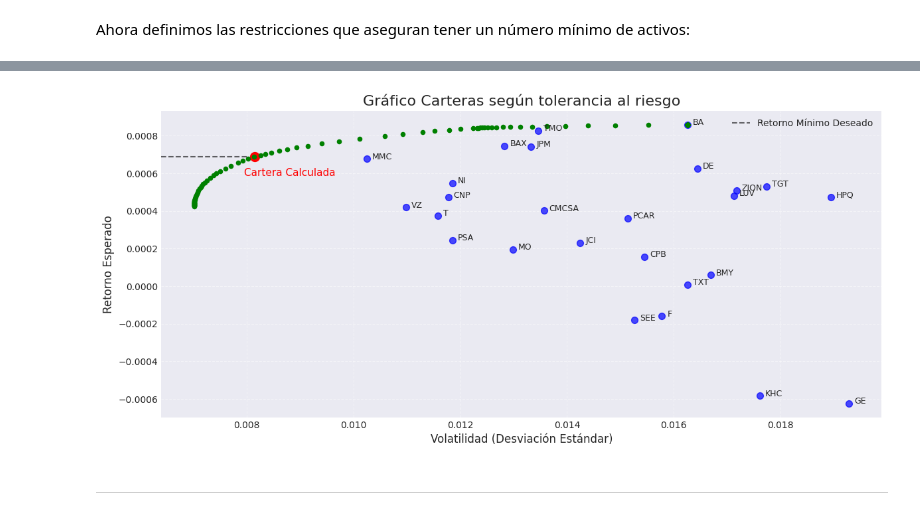
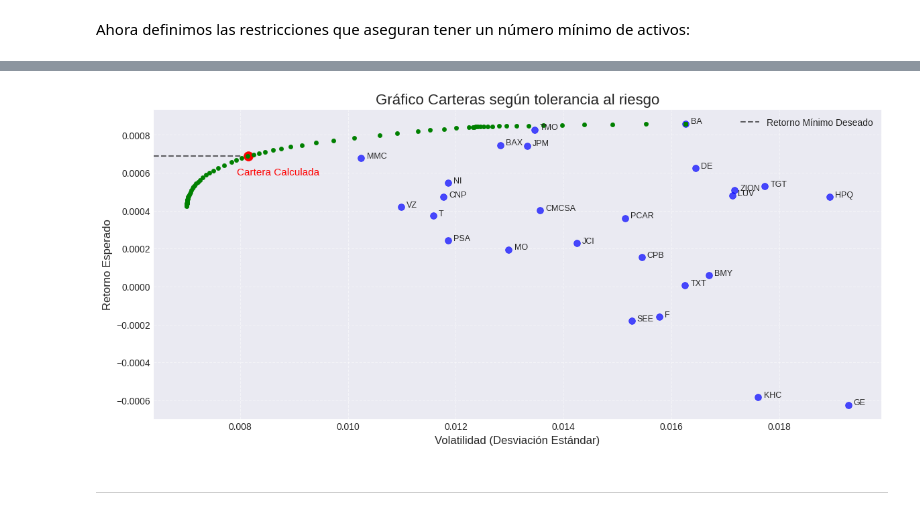
Before and after one commit to alfonso-santos/microcredencial-carteras-python-2023, a Jupyter notebook: Tema_3_Markowitz/src/ejemplos-optimizacion-markowitz.ipynb, the cells around one changed output, grey strips where cells are left out. Cells and saved outputs as stored; diff of their text form; code cells hidden in the pictures.

```diff
--- a/Tema_3_Markowitz/src/ejemplos-optimizacion-markowitz.ipynb
+++ b/Tema_3_Markowitz/src/ejemplos-optimizacion-markowitz.ipynb
@@ -407,7 +408,6 @@ Vamos a representar estas carteras junto con los activos
 # %%
 # Estableciendo un tamaño y estilo para el gráfico
 plt.figure(figsize=(10, 6))
-plt.style.use('seaborn-v0_8-darkgrid')
 
 # Puntos de cada activo
 plt.scatter(np.sqrt(np.diag(matriz_cov)), retornos_esperados, color='blue', s=50, label='Activos', alpha=0.7)
@@ -494,7 +498,6 @@ Veamos la cartera junto a los distintos activos
 # %%
 #Estableciendo un tamaño y estilo para el gráfico
 plt.figure(figsize=(10, 6))
-plt.style.use('seaborn-v0_8-darkgrid')
 
 # Puntos de cada activo
 plt.scatter(np.sqrt(np.diag(matriz_cov)), retornos_esperados, color='blue', s=50, alpha=0.7)
@@ -733,7 +731,6 @@ plt.show()
 # %%
 # Estableciendo un tamaño y estilo para el gráfico
 plt.figure(figsize=(10, 6))
-plt.style.use('seaborn-v0_8-darkgrid')
 
 # Puntos de cada activo
 plt.scatter(np.sqrt(np.diag(matriz_cov)), retornos_esperados, color='blue', s=50, label='Activos', alpha=0.7)
@@ -832,0 +807,9 @@ constraint_weight_significance = pesos >= small_positive_value * selection
+# %%
+min_act = 12
+selection = cp.Variable(num_act, boolean=True)
+constraint_minimum_assets = cp.sum(selection) >= min_act
+
+# Creamos una relacion entre cada peso y su variable de selección
+constraint_link_selection_weights = pesos <= selection
+small_positive_value = 1e-4
+constraint_weight_significance = pesos >= small_positive_value * selection
@@ -870,7 +863,6 @@ ret = (retornos_esperados.T @ pesos).value
 # %%
 #Estableciendo un tamaño y estilo para el gráfico
 plt.figure(figsize=(14, 6))
-plt.style.use('seaborn-v0_8-darkgrid')
 
 # Puntos de cada activo
 plt.scatter(np.sqrt(np.diag(matriz_cov)), retornos_esperados, color='blue', s=50, alpha=0.7)
@@ -879,34 +871,34 @@ plt.scatter(np.sqrt(np.diag(matriz_cov)), retornos_esperados, color='blue', s=50
 desplazamiento_x = 0.0001  # Ajusta este valor según sea necesario
 desplazamiento_y = 0.0001  # Ajusta este valor según sea necesario
 
 for i, asset in enumerate(assets):
     plt.text(np.sqrt(matriz_cov[i, i]) + desplazamiento_x, retornos_esperados[i], asset, fontsize=9)
 
 #plt.scatter(riesgos_res, retornos_res, color='green', s=20, marker='o')#,  alpha=0.3)
 
 plt.axhline(xmin = 0, xmax = 0.12, y=minimum_return, color='black', linestyle='--', label='Retorno Mínimo Deseado', alpha=0.6)
 
 
 plt.scatter(np.sqrt(resultado), ret, color='red', s=100, marker='o')
 plt.text(np.sqrt(resultado) - 2*desplazamiento_x, ret - desplazamiento_y, 'Cartera Calculada', fontsize=11, color='red')
 
 plt.scatter(riesgos_res, retornos_res, color='green', s=20, marker='o')
 
 # Añadiendo títulos y etiquetas
 plt.title('Gráfico Carteras según tolerancia al riesgo', fontsize=16)
 plt.xlabel('Volatilidad (Desviación Estándar)', fontsize=12)
 plt.ylabel('Retorno Esperado', fontsize=12)
 
 # Añadiendo leyenda con mejor posición
 plt.legend(loc='best')
 
 # Mostrando la cuadrícula para mejor lectura
 plt.grid(True, linestyle='--', alpha=0.5)
 
 # Mostrar el gráfico
 plt.show()
 # %% [output]
-[figure, old version]
+[figure, new version]
 # %% [markdown]
 ---
 # %% [markdown]
```
Also changed, not shown: parts of 85 cells of this notebook, 9 other files.
